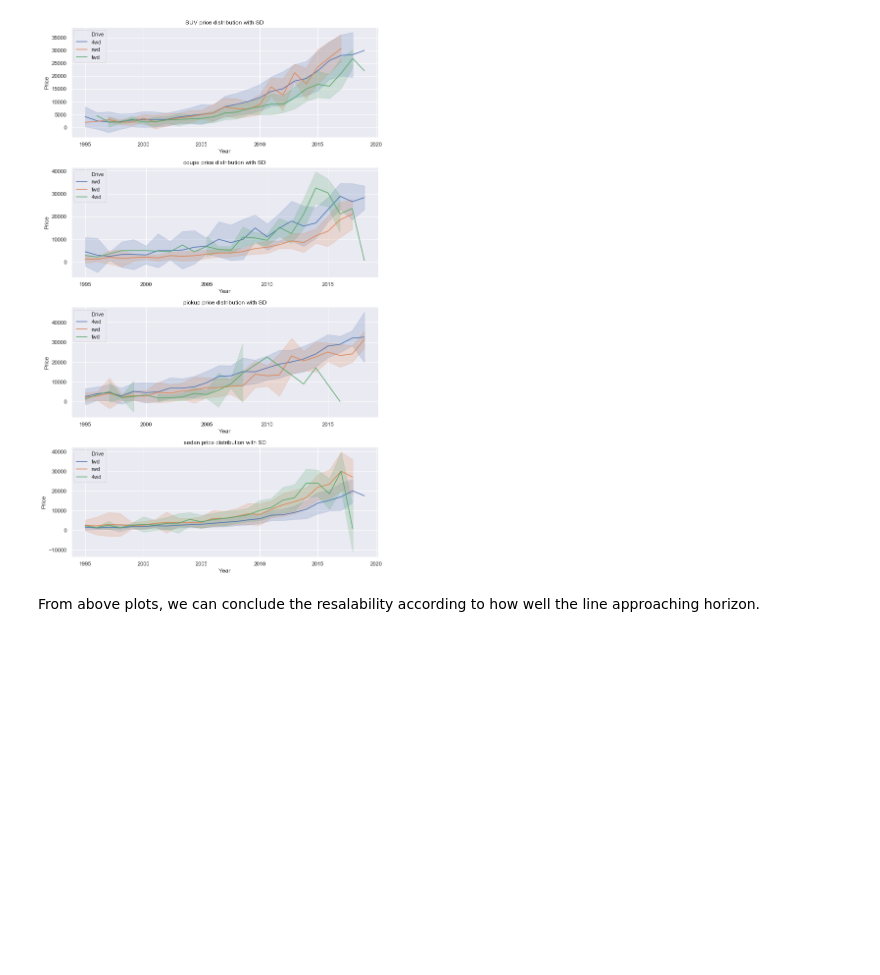
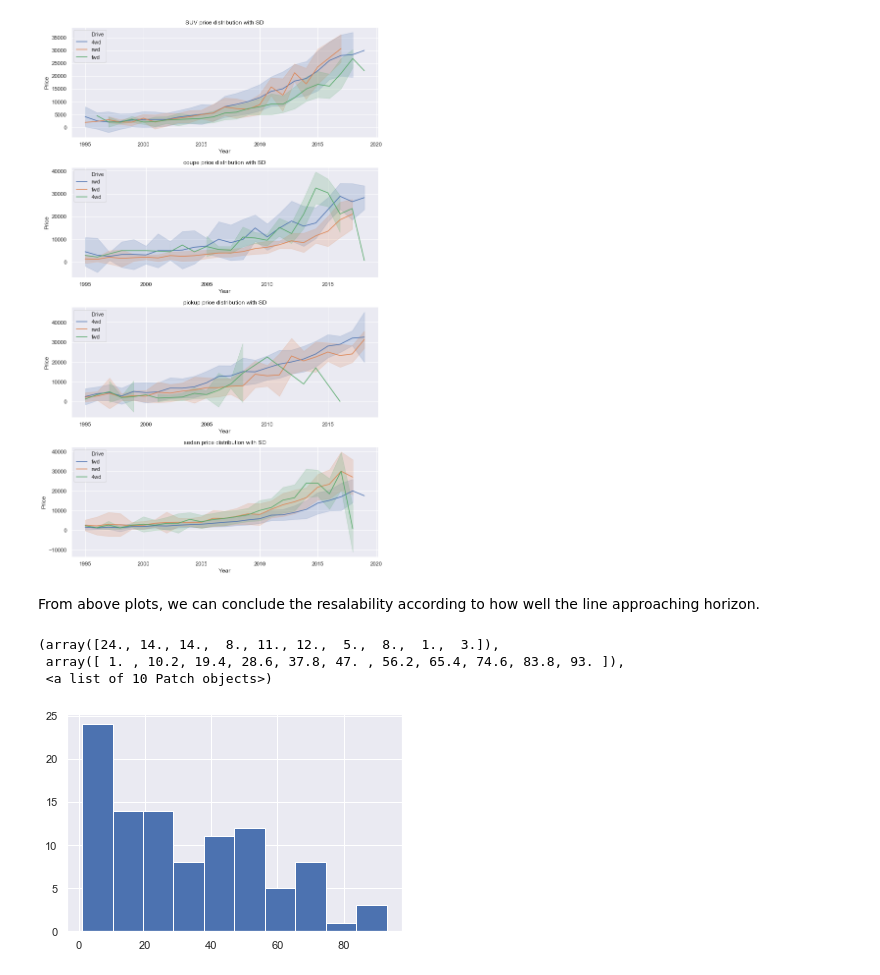
Before and after one commit to Lyle2019CS7324/CS7324, a Jupyter notebook: Lab 1/CS7324Lab.ipynb, the cells around one changed output. Saved outputs shown, nothing was run; the diff lists cells and outputs as text; code cells hidden in the pictures; blank space fills up the shorter version.

```diff
--- a/Lab 1/CS7324Lab.ipynb
+++ b/Lab 1/CS7324Lab.ipynb
@@ -409,3 +412,11 @@ plt.show()
 [figure]
 # %% [markdown]
 From above plots, we can conclude the resalability according to how well the line approaching horizon.
+# %%
+x = np.array([74, 52, 1, 12, 3, 44, 30, 40, 46, 24, 48, 44, 2, 1, 10, 6, 42, 16, 14, 10, 60, 50, 38, 18, 54, 4, 47, 78, 27, 8, 14, 28, 64, 46, 55, 62, 50, 15, 32, 10, 52, 4, 34, 51, 42, 27, 20, 24, 60, 1, 25, 23, 45, 35, 31, 21, 28, 23, 51, 68, 15, 13, 32, 9, 61, 66, 68, 8, 89, 52, 88, 72, 8, 13, 93, 46, 1, 34, 8, 13, 46, 70, 71, 26, 2, 11, 3, 17, 5, 30, 14, 26, 67, 7, 6, 1, 19, 47, 7, 22])
+plt.hist(x)
+# %% [output]
+(array([24., 14., 14.,  8., 11., 12.,  5.,  8.,  1.,  3.]),
+ array([ 1. , 10.2, 19.4, 28.6, 37.8, 47. , 56.2, 65.4, 74.6, 83.8, 93. ]),
+ <a list of 10 Patch objects>)
+[figure, added]
```
Also changed, not shown: parts of 10 cells of this notebook, 2 other files.
